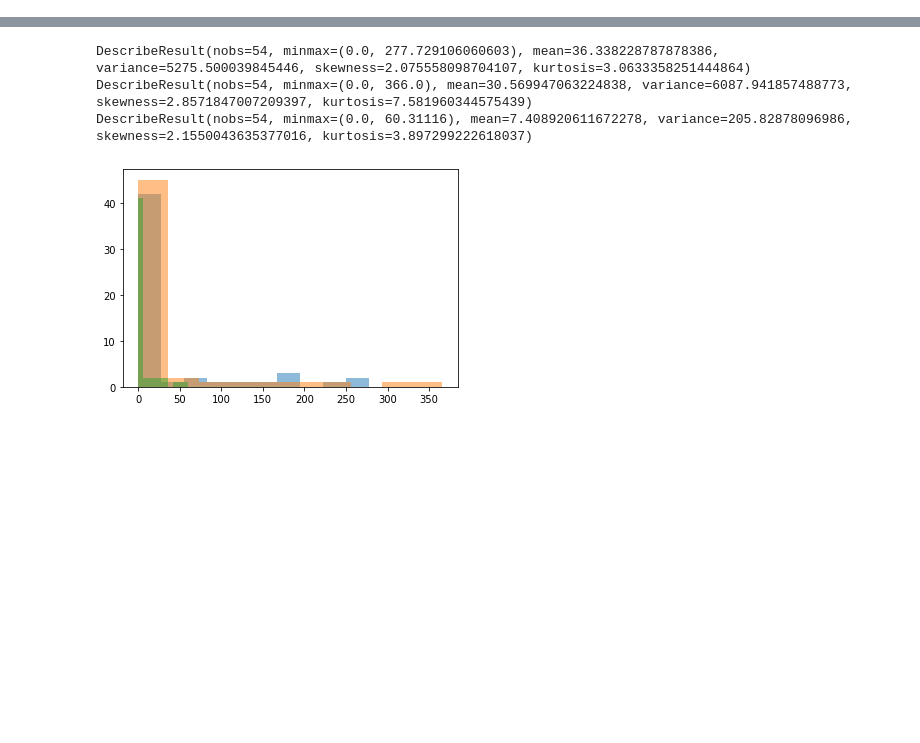
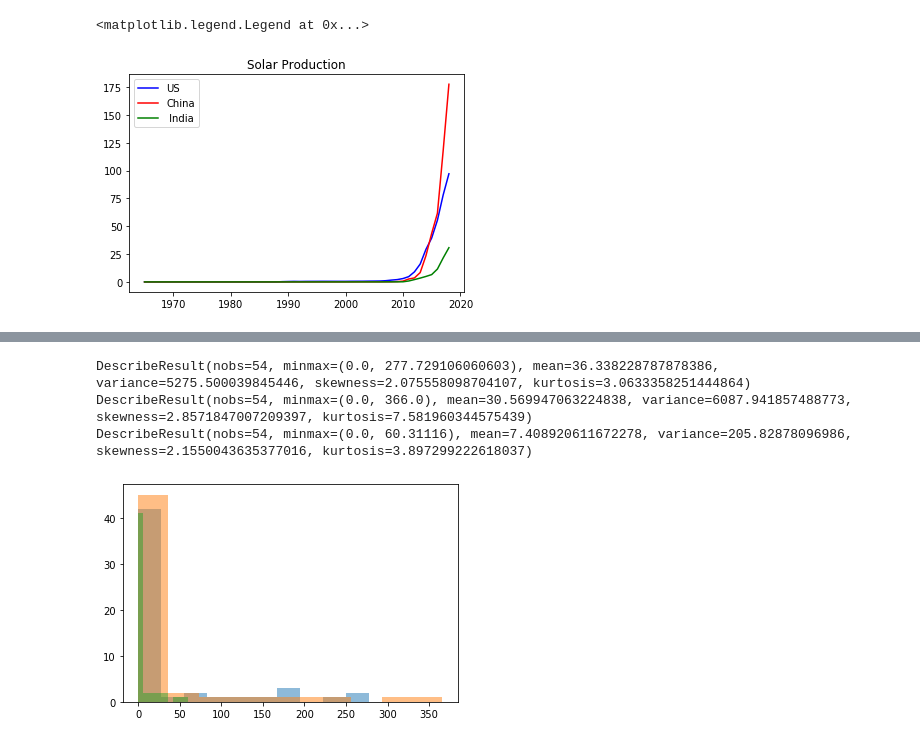
Before and after one commit to jhl126/Capstone1_Rename_later, a Jupyter notebook: Data Analysis.ipynb, the cells around one changed output, grey strips where cells are left out. Cells and saved outputs as stored; diff of their text form; code cells hidden in the pictures; blank space fills up the shorter version.

Commit message:
Added more plots

```diff
--- a/Data Analysis.ipynb
+++ b/Data Analysis.ipynb
@@ -47,0 +60,9 @@ DescribeResult(nobs=54, minmax=(0.0, 30.732403179000002), mean=1.519838223853535
+# %%
+plt.plot(us["Year"], us["Solar (terawatt-hours)"], "-b", label="US")
+plt.plot(china["Year"], china["Solar (terawatt-hours)"], "-r", label="China")
+plt.plot(india["Year"], india["Solar (terawatt-hours)"], "-g", label=" India")
+plt.title("Solar Production")
+plt.legend(loc="upper left")
+# %% [output]
+<matplotlib.legend.Legend at 0x...>
+[figure, added]
```
Also changed, not shown: parts of 6 cells of this notebook.
